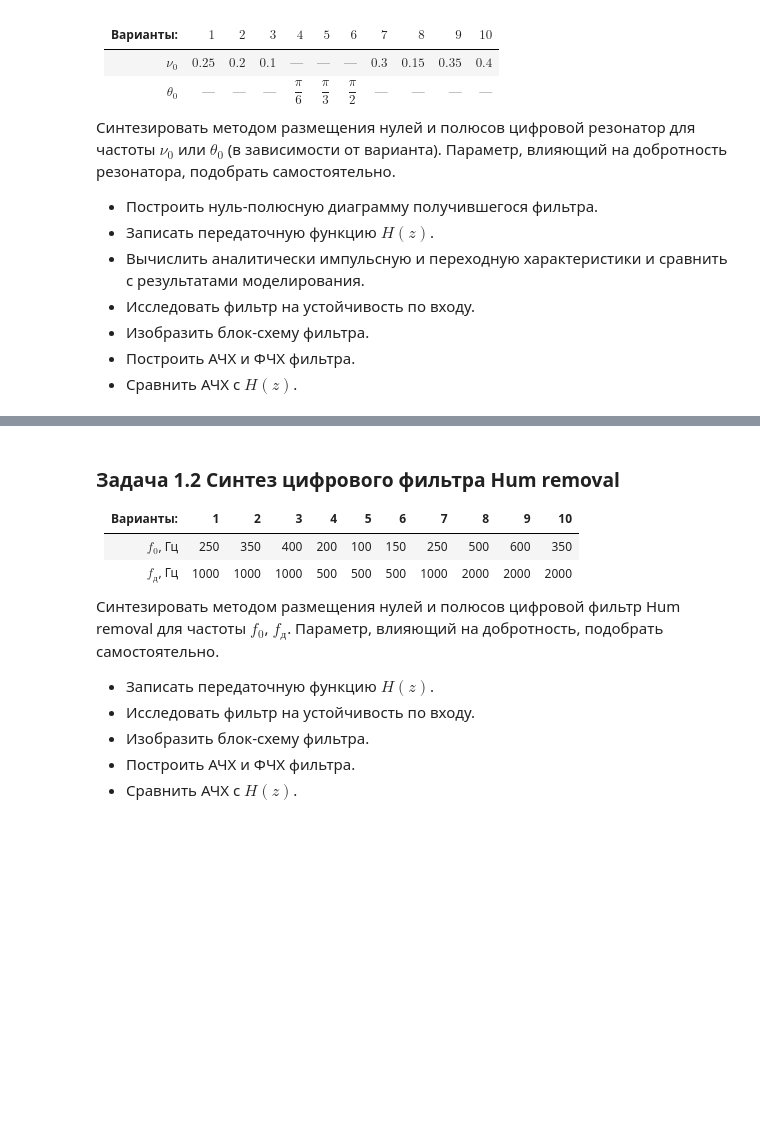
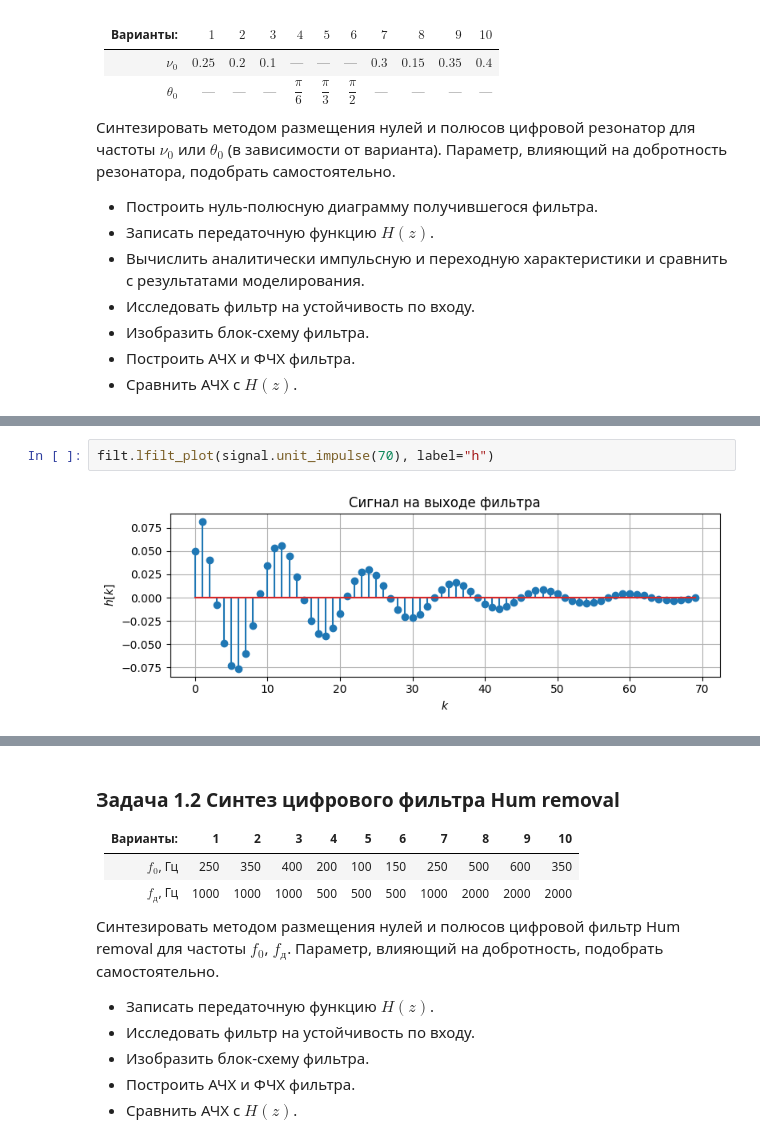
Before and after one commit to derzhavin3016/DSP-labs, a Jupyter notebook: lab3/Module1lab3_task.ipynb, the cells around one changed output, grey strips where cells are left out. Cells and saved outputs as stored; diff of their text form; blank space fills up the shorter version.

```diff
--- a/lab3/Module1lab3_task.ipynb
+++ b/lab3/Module1lab3_task.ipynb
@@ -162,0 +236,4 @@ plt.show()
+# %%
+filt.lfilt_plot(signal.unit_impulse(70), label="h")
+# %% [output]
+[figure, added]
```
Also changed, not shown: parts of 15 cells of this notebook.
